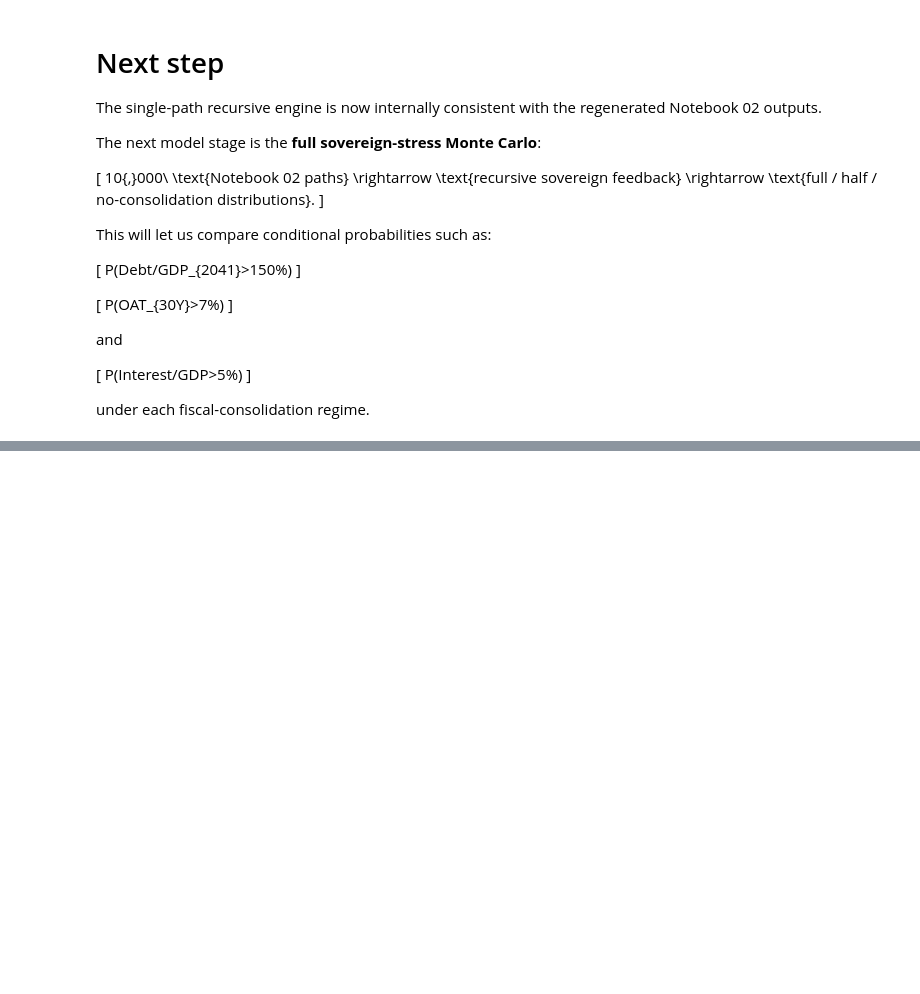
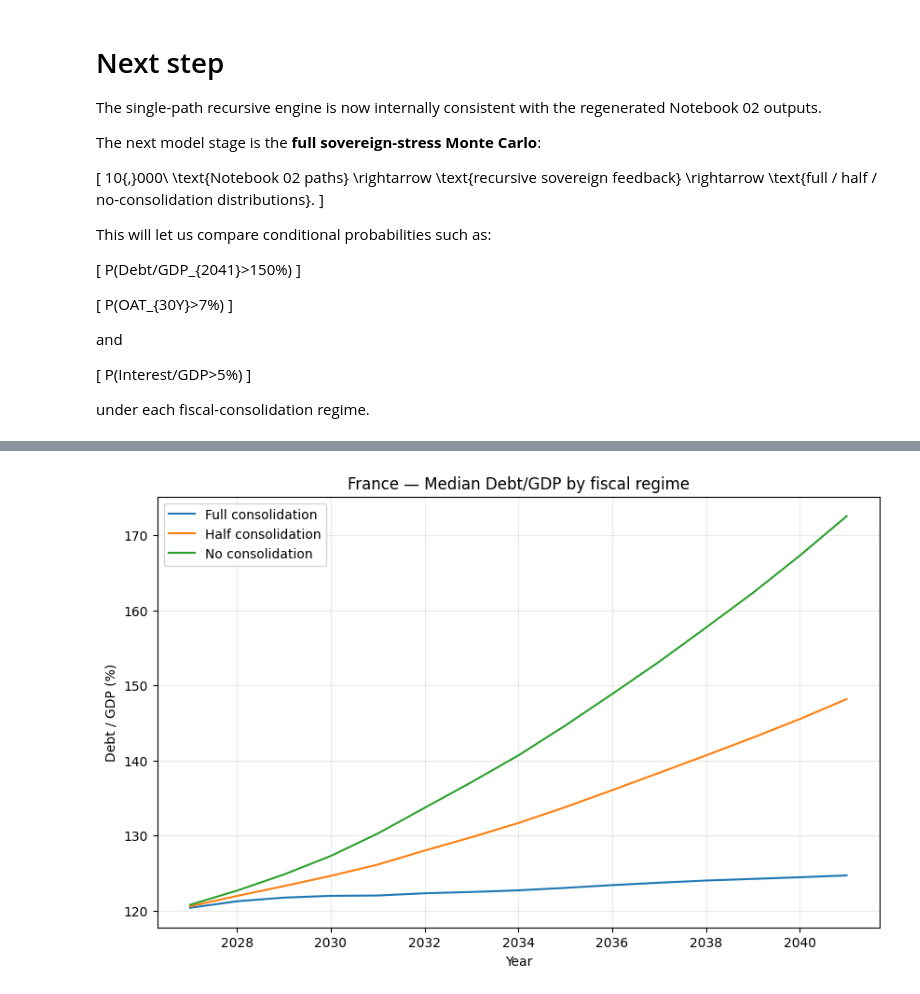
Before and after one commit to MikelCoti/french_oat_model, a Jupyter notebook: notebooks/03_sovereign_stress_dsa.ipynb, the cells around one changed output, grey strips where cells are left out. Saved outputs shown, nothing was run; the diff lists cells and outputs as text; code cells hidden in the pictures; blank space fills up the shorter version.

```diff
--- a/notebooks/03_sovereign_stress_dsa.ipynb
+++ b/notebooks/03_sovereign_stress_dsa.ipynb
@@ -4811,0 +6415,50 @@ under each fiscal-consolidation regime.
+# %%
+# ============================================================
+# Median debt-path comparison
+# ============================================================
+
+fig, ax = plt.subplots(
+    figsize=(10, 6)
+)
+
+for scenario in stress_mc:
+    fan = (
+        stress_fans[
+            scenario
+        ][
+            "debt_gdp"
+        ]
+    )
+
+    ax.plot(
+        fan[
+            "year"
+        ],
+        fan[
+            "p50"
+        ]
+        * 100,
+        label=scenario,
+    )
+
+ax.set_title(
+    "France — Median Debt/GDP by fiscal regime"
+)
+
+ax.set_xlabel(
+    "Year"
+)
+
+ax.set_ylabel(
+    "Debt / GDP (%)"
+)
+
+ax.grid(
+    alpha=0.25
+)
+
+ax.legend()
+
+plt.show()
+# %% [output]
+[figure, added]
```
Also changed, not shown: parts of 59 cells of this notebook, 13 other files.
